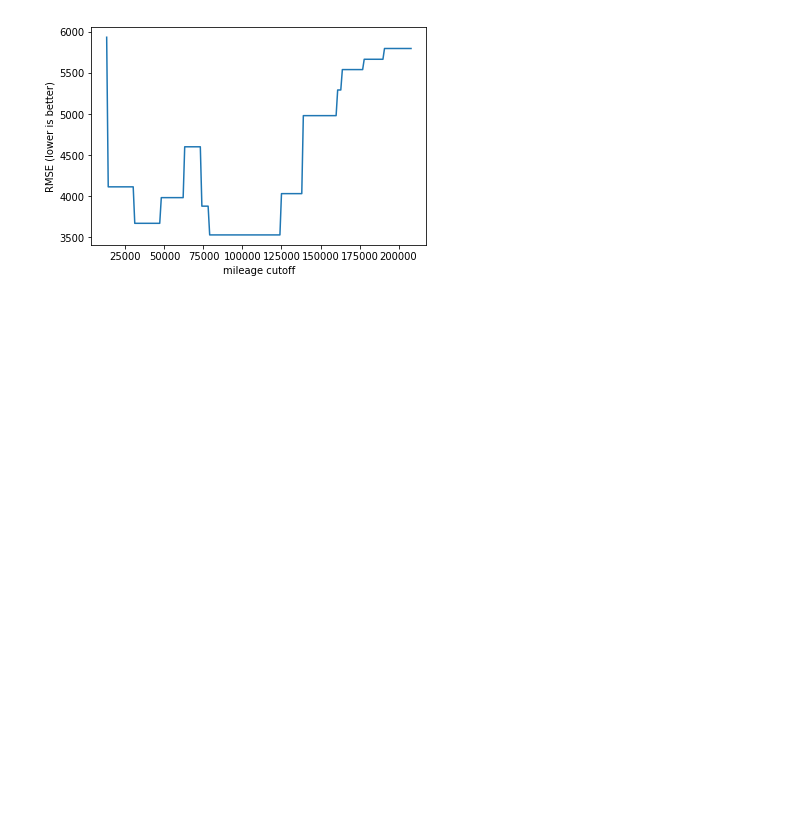
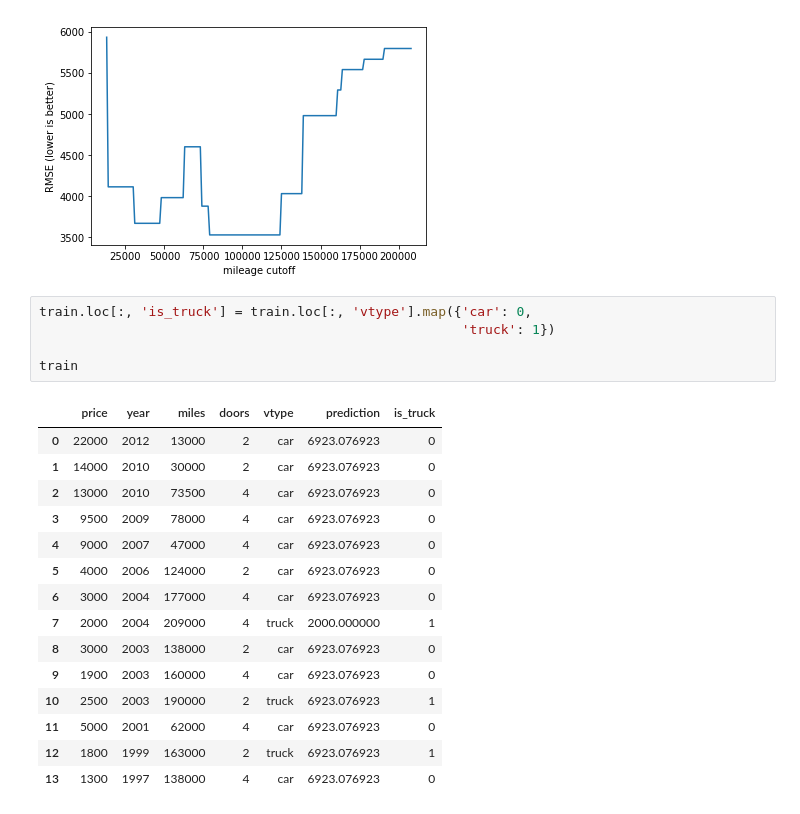
Before and after one commit to naidaire/lesson15_decision_trees, a Jupyter notebook: Scratch_Notebook.ipynb, the cells around one changed output. Saved outputs shown, nothing was run; the diff lists cells and outputs as text; blank space fills up the shorter version.

```diff
--- a/Scratch_Notebook.ipynb
+++ b/Scratch_Notebook.ipynb
@@ -179,3 +179,24 @@ plt.xlabel('mileage cutoff')
 plt.ylabel('RMSE (lower is better)');
 # %% [output]
 [figure]
+# %%
+train.loc[:, 'is_truck'] = train.loc[:, 'vtype'].map({'car': 0,
+                                                      'truck': 1})
+
+train
+# %% [output]
+|  | price | year | miles | doors | vtype | prediction | is_truck |
+| 0 | 22000 | 2012 | 13000 | 2 | car | 6923.076923 | 0 |
+| 1 | 14000 | 2010 | 30000 | 2 | car | 6923.076923 | 0 |
+| 2 | 13000 | 2010 | 73500 | 4 | car | 6923.076923 | 0 |
+| 3 | 9500 | 2009 | 78000 | 4 | car | 6923.076923 | 0 |
+| 4 | 9000 | 2007 | 47000 | 4 | car | 6923.076923 | 0 |
+| 5 | 4000 | 2006 | 124000 | 2 | car | 6923.076923 | 0 |
+| 6 | 3000 | 2004 | 177000 | 4 | car | 6923.076923 | 0 |
+| 7 | 2000 | 2004 | 209000 | 4 | truck | 2000.000000 | 1 |
+| 8 | 3000 | 2003 | 138000 | 2 | car | 6923.076923 | 0 |
+| 9 | 1900 | 2003 | 160000 | 4 | car | 6923.076923 | 0 |
+| 10 | 2500 | 2003 | 190000 | 2 | truck | 6923.076923 | 1 |
+| 11 | 5000 | 2001 | 62000 | 4 | car | 6923.076923 | 0 |
+| 12 | 1800 | 1999 | 163000 | 2 | truck | 6923.076923 | 1 |
+| 13 | 1300 | 1997 | 138000 | 4 | car | 6923.076923 | 0 |
```
Also changed, not shown: parts of 3 cells of this notebook.
